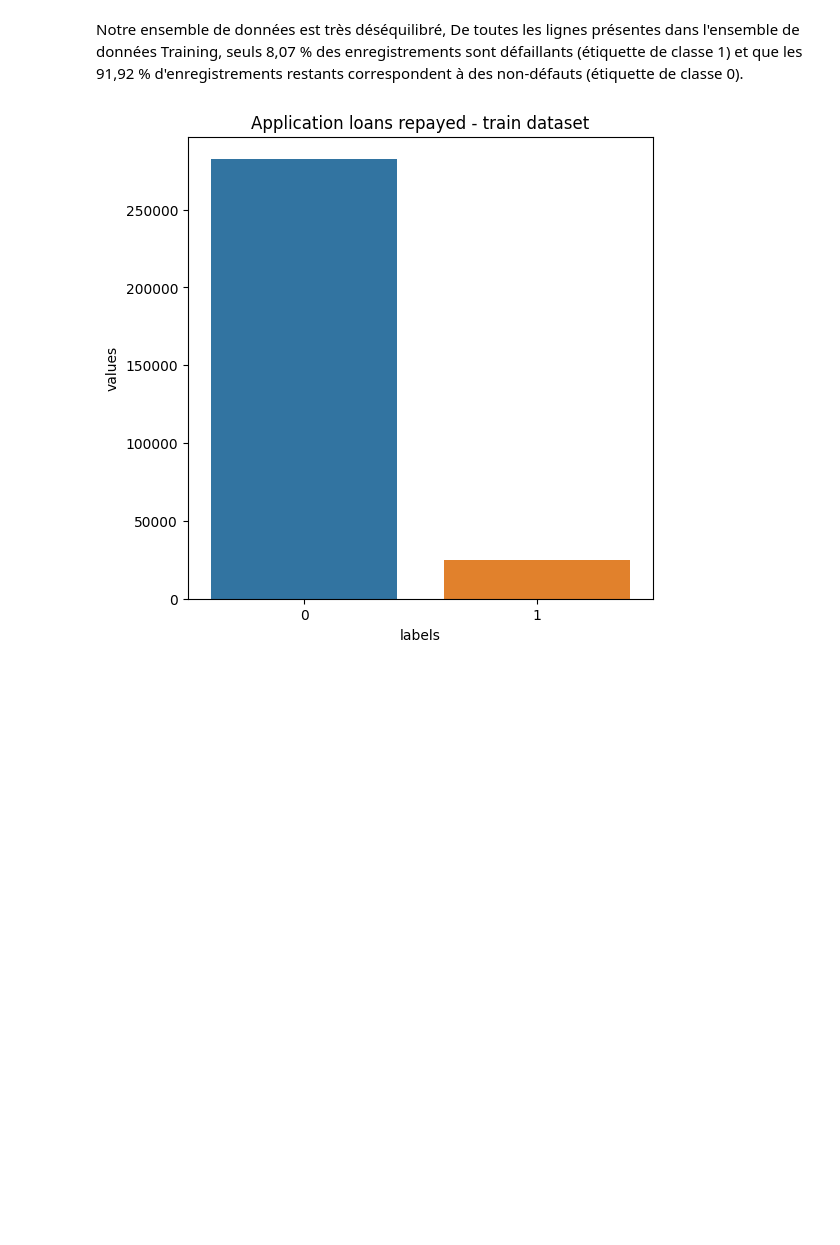
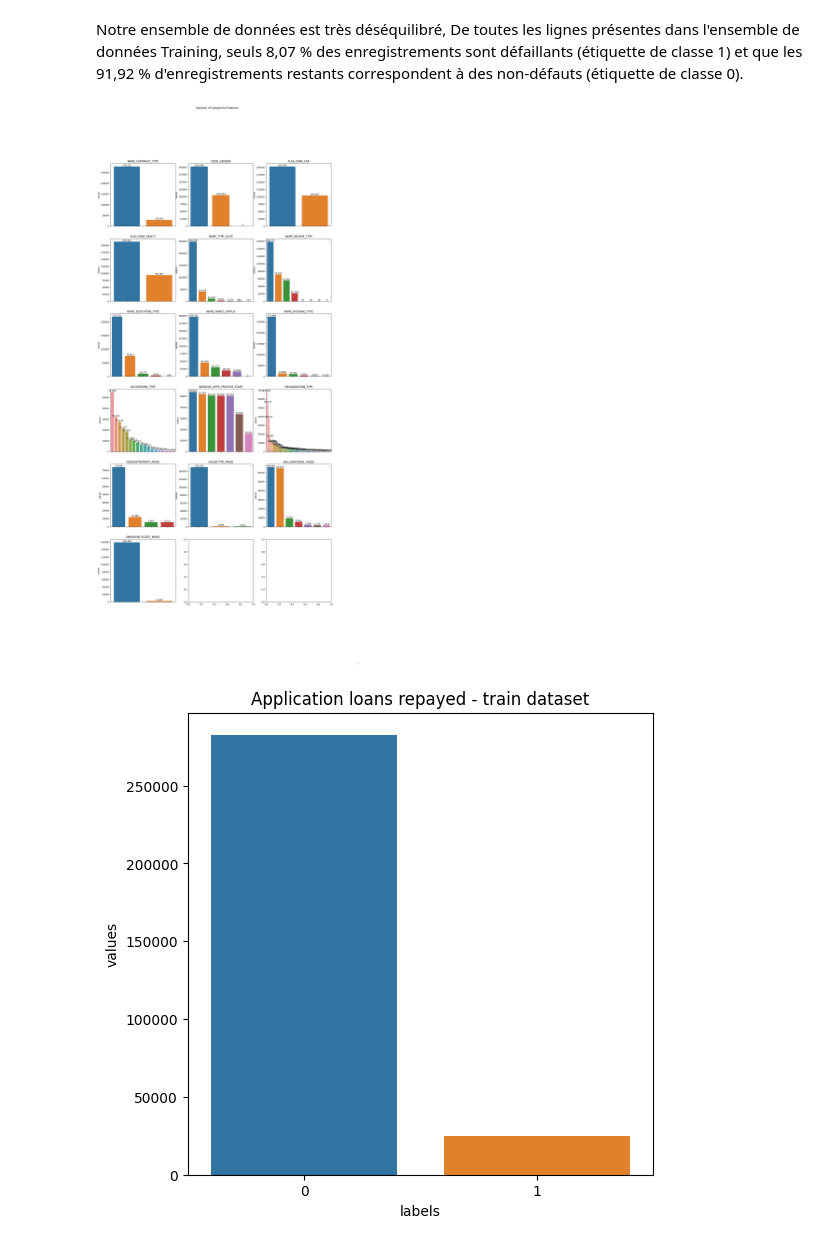
Before and after one commit to DaiTensa/projetscoring, a Jupyter notebook: notebook/01_EDA.ipynb, the cells around one changed output. Cells and saved outputs as stored; diff of their text form; code cells hidden in the pictures; blank space fills up the shorter version.

```diff
--- a/notebook/01_EDA.ipynb
+++ b/notebook/01_EDA.ipynb
@@ -614,6 +659,10 @@ Nombre de clients qui ne rembourseront pas le prêt à temps:  24825 , ( 8.07288
 Nombre de clients qui rembourseront le prêt à temps:  282686 , ( 91.92711805431351 %)
 # %% [markdown]
 Notre ensemble de données est très déséquilibré, De toutes les lignes présentes dans l'ensemble de données Training,  seuls 8,07 % des enregistrements sont défaillants (étiquette de classe 1) et que les 91,92 % d'enregistrements restants correspondent à des non-défauts (étiquette de classe 0).
+# %%
+bar_plots(application_train, features= categorical_columns_train)
+# %% [output]
+[figure, added]
 # %%
 bar_plot(application_train, feature="TARGET", bar_title="Application loans repayed - train dataset")
 # %% [output]
```
Also changed, not shown: parts of 8 cells of this notebook, 2 other files.
